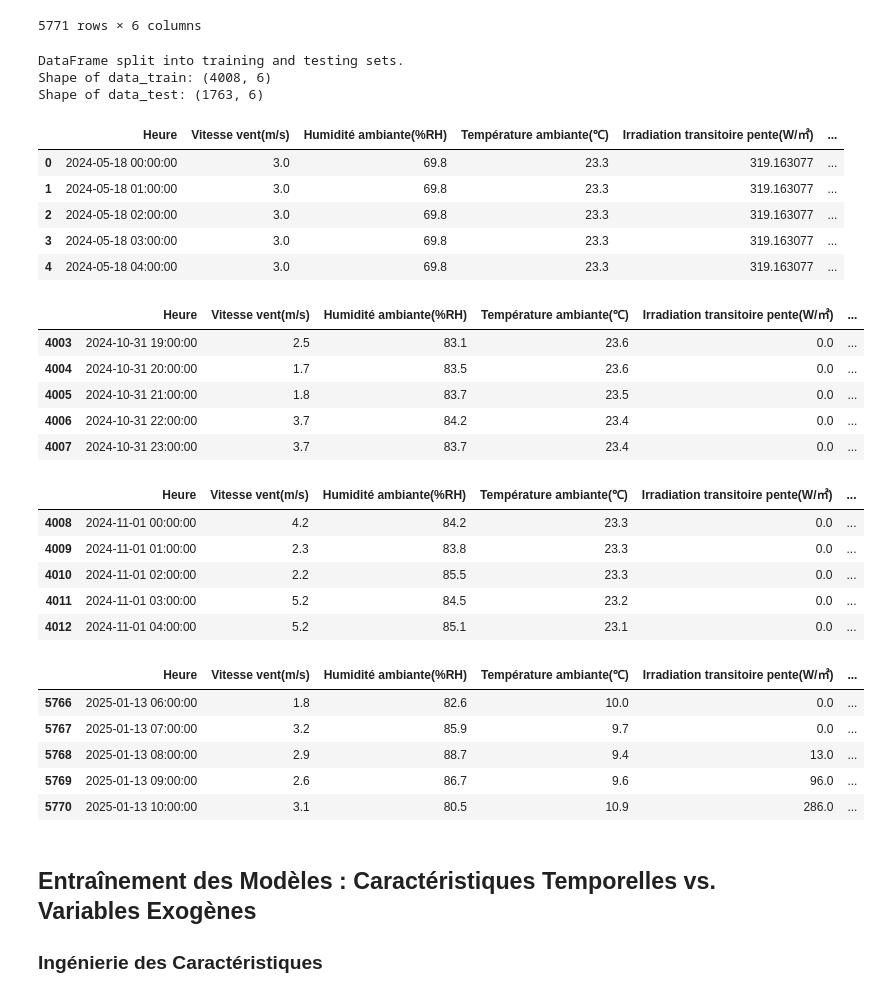
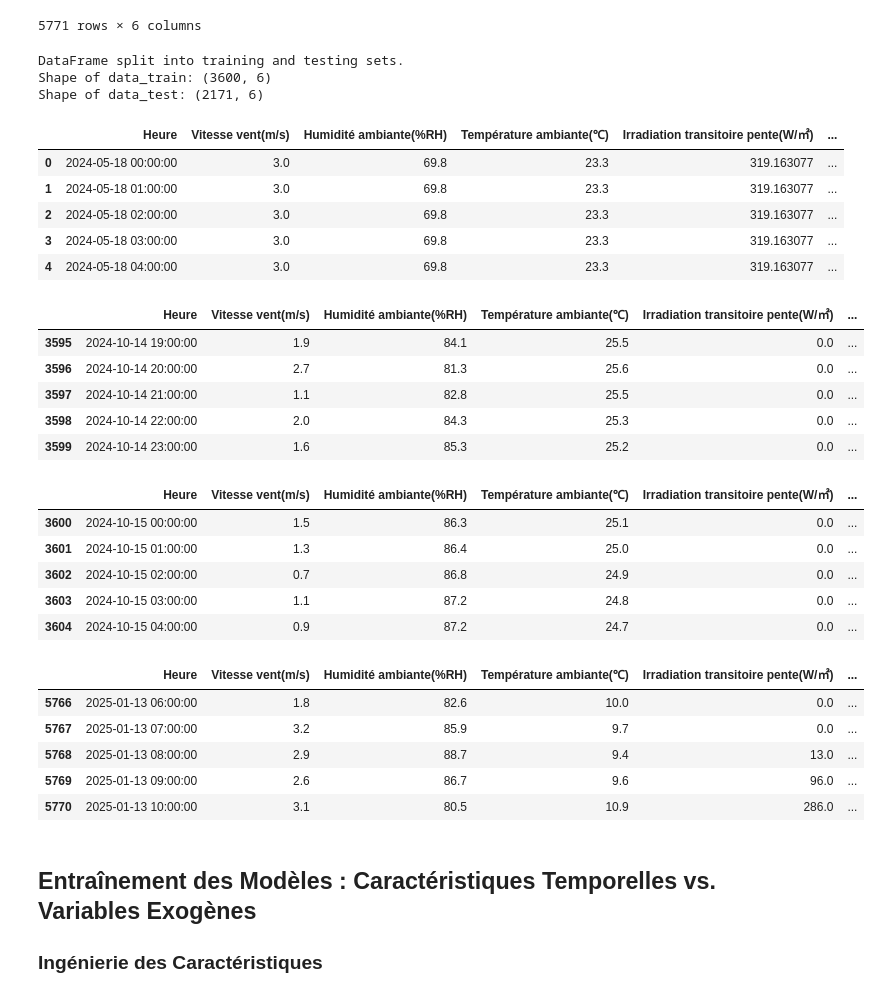
Before and after one commit to ademghorbel/ForcastingPVProduction, a Jupyter notebook: projet_ML (1).ipynb, the cells around one changed output. Saved outputs shown, nothing was run; the diff lists cells and outputs as text; code cells hidden in the pictures.

```diff
--- a/projet_ML (1).ipynb
+++ b/projet_ML (1).ipynb
@@ -663,45 +663,45 @@ df_impute
 5771 rows × 6 columns
 # %%
 # Define the split point for the test set
-split_date_train = pd.to_datetime('2024-11-01 00:00:00')
+split_date_train = pd.to_datetime('2024-10-15 00:00:00')
 split_date_test_end = pd.to_datetime('2025-01-13 11:00:00')
 
 # Create data_train: all data before split_date_train
 data_train = df_impute[df_impute['Heure'] < split_date_train].copy()
 
 # Create data_test: data from split_date_train up to split_date_test_end
 data_test = df_impute[(df_impute['Heure'] >= split_date_train) & (df_impute['Heure'] < split_date_test_end)].copy()
 
 print("DataFrame split into training and testing sets.")
 print(f"Shape of data_train: {data_train.shape}")
 print(f"Shape of data_test: {data_test.shape}")
 
 display(data_train.head())
 display(data_train.tail())
 display(data_test.head())
 display(data_test.tail())
 # %% [output]
 DataFrame split into training and testing sets.
-Shape of data_train: (4008, 6)
-Shape of data_test: (1763, 6)
+Shape of data_train: (3600, 6)
+Shape of data_test: (2171, 6)
 |  | Heure | Vitesse vent(m/s) | Humidité ambiante(%RH) | Température ambiante(℃) | Irradiation transitoire pente(W/㎡) | ... |
 | 0 | 2024-05-18 00:00:00 | 3.0 | 69.8 | 23.3 | 319.163077 | ... |
 | 1 | 2024-05-18 01:00:00 | 3.0 | 69.8 | 23.3 | 319.163077 | ... |
 | 2 | 2024-05-18 02:00:00 | 3.0 | 69.8 | 23.3 | 319.163077 | ... |
 | 3 | 2024-05-18 03:00:00 | 3.0 | 69.8 | 23.3 | 319.163077 | ... |
 | 4 | 2024-05-18 04:00:00 | 3.0 | 69.8 | 23.3 | 319.163077 | ... |
 |  | Heure | Vitesse vent(m/s) | Humidité ambiante(%RH) | Température ambiante(℃) | Irradiation transitoire pente(W/㎡) | ... |
-| 4003 | 2024-10-31 19:00:00 | 2.5 | 83.1 | 23.6 | 0.0 | ... |
-| 4004 | 2024-10-31 20:00:00 | 1.7 | 83.5 | 23.6 | 0.0 | ... |
-| 4005 | 2024-10-31 21:00:00 | 1.8 | 83.7 | 23.5 | 0.0 | ... |
-| 4006 | 2024-10-31 22:00:00 | 3.7 | 84.2 | 23.4 | 0.0 | ... |
-| 4007 | 2024-10-31 23:00:00 | 3.7 | 83.7 | 23.4 | 0.0 | ... |
+| 3595 | 2024-10-14 19:00:00 | 1.9 | 84.1 | 25.5 | 0.0 | ... |
+| 3596 | 2024-10-14 20:00:00 | 2.7 | 81.3 | 25.6 | 0.0 | ... |
+| 3597 | 2024-10-14 21:00:00 | 1.1 | 82.8 | 25.5 | 0.0 | ... |
+| 3598 | 2024-10-14 22:00:00 | 2.0 | 84.3 | 25.3 | 0.0 | ... |
+| 3599 | 2024-10-14 23:00:00 | 1.6 | 85.3 | 25.2 | 0.0 | ... |
 |  | Heure | Vitesse vent(m/s) | Humidité ambiante(%RH) | Température ambiante(℃) | Irradiation transitoire pente(W/㎡) | ... |
-| 4008 | 2024-11-01 00:00:00 | 4.2 | 84.2 | 23.3 | 0.0 | ... |
-| 4009 | 2024-11-01 01:00:00 | 2.3 | 83.8 | 23.3 | 0.0 | ... |
-| 4010 | 2024-11-01 02:00:00 | 2.2 | 85.5 | 23.3 | 0.0 | ... |
-| 4011 | 2024-11-01 03:00:00 | 5.2 | 84.5 | 23.2 | 0.0 | ... |
-| 4012 | 2024-11-01 04:00:00 | 5.2 | 85.1 | 23.1 | 0.0 | ... |
+| 3600 | 2024-10-15 00:00:00 | 1.5 | 86.3 | 25.1 | 0.0 | ... |
+| 3601 | 2024-10-15 01:00:00 | 1.3 | 86.4 | 25.0 | 0.0 | ... |
+| 3602 | 2024-10-15 02:00:00 | 0.7 | 86.8 | 24.9 | 0.0 | ... |
+| 3603 | 2024-10-15 03:00:00 | 1.1 | 87.2 | 24.8 | 0.0 | ... |
+| 3604 | 2024-10-15 04:00:00 | 0.9 | 87.2 | 24.7 | 0.0 | ... |
 |  | Heure | Vitesse vent(m/s) | Humidité ambiante(%RH) | Température ambiante(℃) | Irradiation transitoire pente(W/㎡) | ... |
 | 5766 | 2025-01-13 06:00:00 | 1.8 | 82.6 | 10.0 | 0.0 | ... |
 | 5767 | 2025-01-13 07:00:00 | 3.2 | 85.9 | 9.7 | 0.0 | ... |
```
Also changed, not shown: parts of 21 cells of this notebook, 9 other files.
